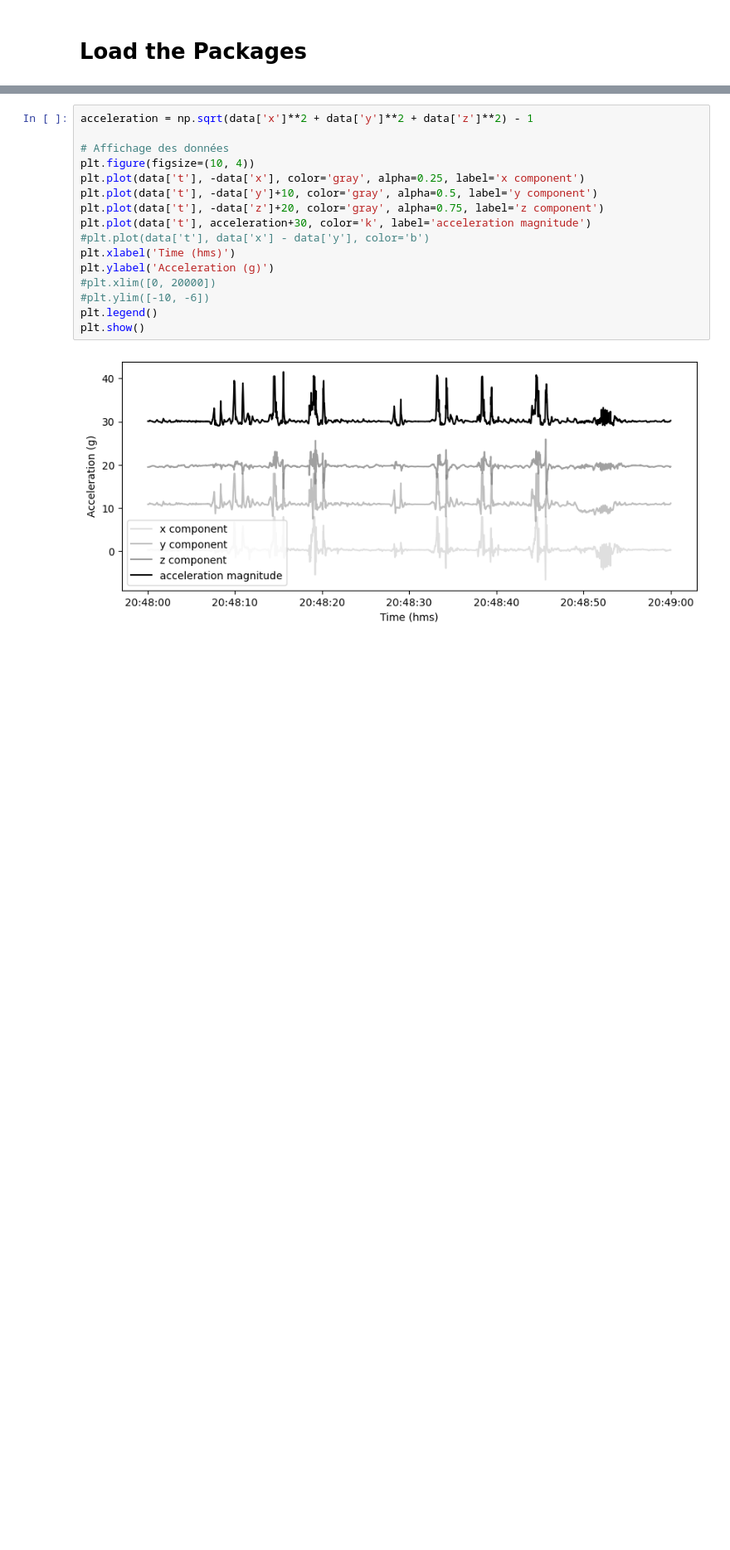
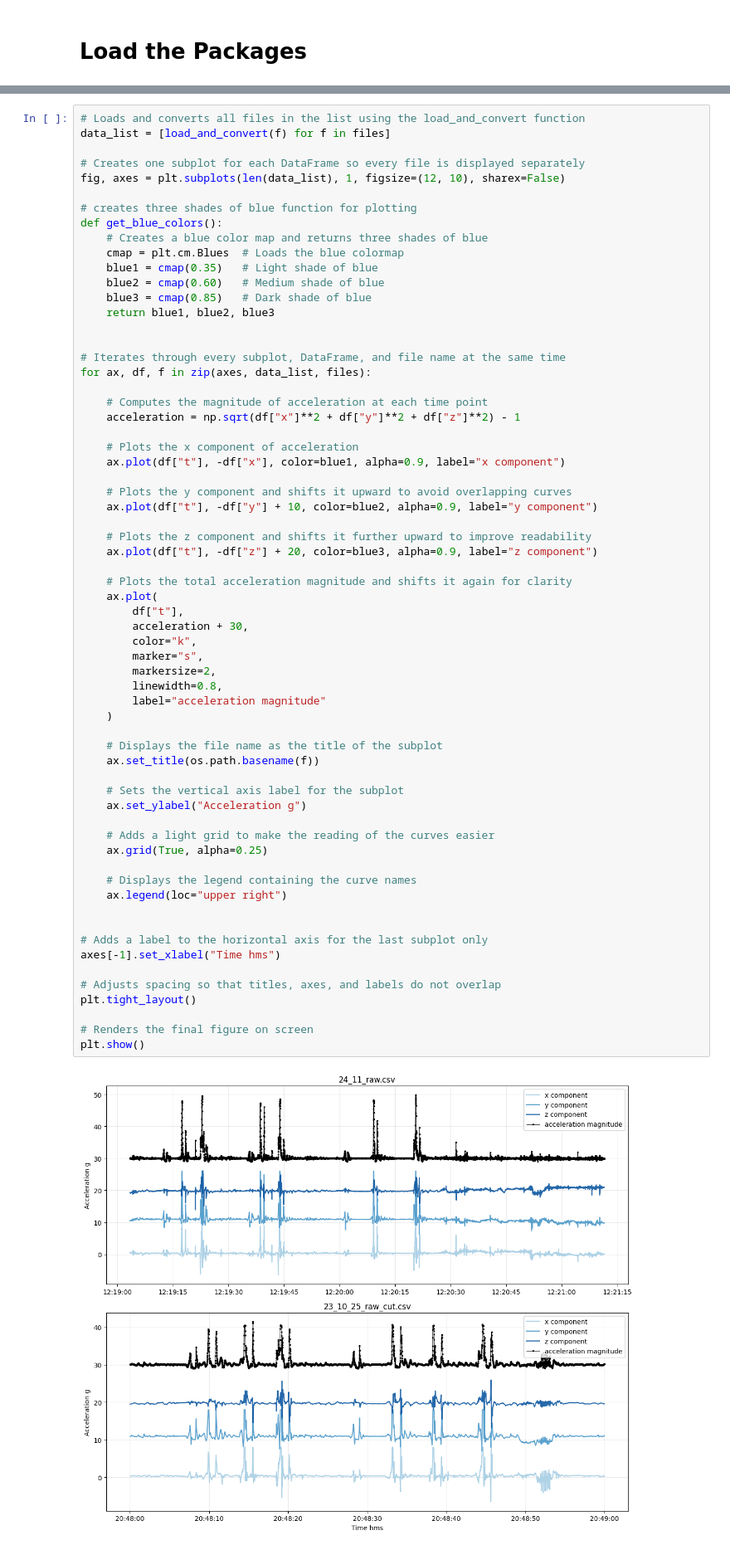
Before and after one commit to TevaSemStudent/HAH913E_Physical_Activity_Accelerometry_Project, a Jupyter notebook: Python_acc/Code_2.ipynb, the cells around one changed output, grey strips where cells are left out. Shown at 83% size. Saved outputs shown, nothing was run; the diff lists cells and outputs as text; blank space fills up the shorter version.

```diff
--- a/Python_acc/Code_2.ipynb
+++ b/Python_acc/Code_2.ipynb
@@ -46,18 +77,66 @@ FileNotFoundError: [Errno 2] No such file or directory: 'data/24_11_raw.csv'
 # %%
-acceleration = np.sqrt(data['x']**2 + data['y']**2 + data['z']**2) - 1
+# Loads and converts all files in the list using the load_and_convert function
+data_list = [load_and_convert(f) for f in files]
 
-# Affichage des données
-plt.figure(figsize=(10, 4))
-plt.plot(data['t'], -data['x'], color='gray', alpha=0.25, label='x component')
-plt.plot(data['t'], -data['y']+10, color='gray', alpha=0.5, label='y component')
-plt.plot(data['t'], -data['z']+20, color='gray', alpha=0.75, label='z component')
-plt.plot(data['t'], acceleration+30, color='k', label='acceleration magnitude')
-#plt.plot(data['t'], data['x'] - data['y'], color='b')
-plt.xlabel('Time (hms)')
-plt.ylabel('Acceleration (g)')
-#plt.xlim([0, 20000])
-#plt.ylim([-10, -6])
-plt.legend()
+# Creates one subplot for each DataFrame so every file is displayed separately
+fig, axes = plt.subplots(len(data_list), 1, figsize=(12, 10), sharex=False)
+
+# creates three shades of blue function for plotting
+def get_blue_colors():
+    # Creates a blue color map and returns three shades of blue
+    cmap = plt.cm.Blues  # Loads the blue colormap
+    blue1 = cmap(0.35)   # Light shade of blue
+    blue2 = cmap(0.60)   # Medium shade of blue
+    blue3 = cmap(0.85)   # Dark shade of blue
+    return blue1, blue2, blue3
+
+
+# Iterates through every subplot, DataFrame, and file name at the same time
+for ax, df, f in zip(axes, data_list, files):
+
+    # Computes the magnitude of acceleration at each time point
+    acceleration = np.sqrt(df["x"]**2 + df["y"]**2 + df["z"]**2) - 1
+
+    # Plots the x component of acceleration
+    ax.plot(df["t"], -df["x"], color=blue1, alpha=0.9, label="x component")
+
+    # Plots the y component and shifts it upward to avoid overlapping curves
+    ax.plot(df["t"], -df["y"] + 10, color=blue2, alpha=0.9, label="y component")
+
+    # Plots the z component and shifts it further upward to improve readability
+    ax.plot(df["t"], -df["z"] + 20, color=blue3, alpha=0.9, label="z component")
+
+    # Plots the total acceleration magnitude and shifts it again for clarity
+    ax.plot(
+        df["t"],
+        acceleration + 30,
+        color="k",
+        marker="s",
+        markersize=2,
+        linewidth=0.8,
+        label="acceleration magnitude"
+    )
+
+    # Displays the file name as the title of the subplot
+    ax.set_title(os.path.basename(f))
+
+    # Sets the vertical axis label for the subplot
+    ax.set_ylabel("Acceleration g")
+
+    # Adds a light grid to make the reading of the curves easier
+    ax.grid(True, alpha=0.25)
+
+    # Displays the legend containing the curve names
+    ax.legend(loc="upper right")
+
+
+# Adds a label to the horizontal axis for the last subplot only
+axes[-1].set_xlabel("Time hms")
+
+# Adjusts spacing so that titles, axes, and labels do not overlap
+plt.tight_layout()
+
+# Renders the final figure on screen
 plt.show()
 # %% [output]
-[figure, old version]
+[figure, new version]
```
Also changed, not shown: parts of 15 cells of this notebook.
